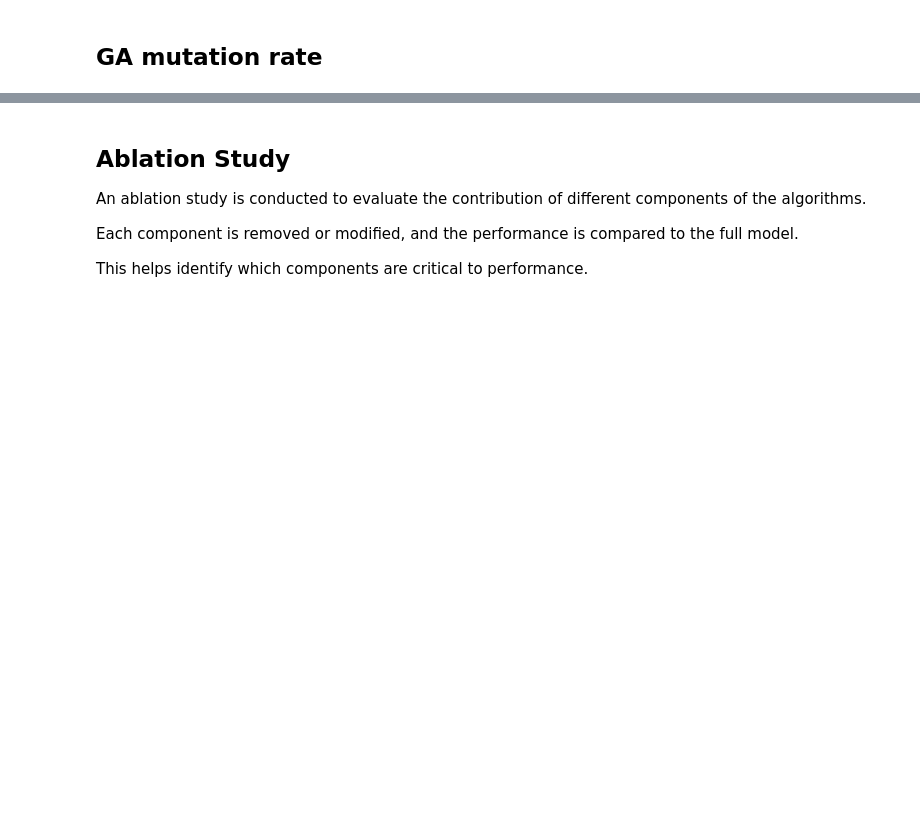
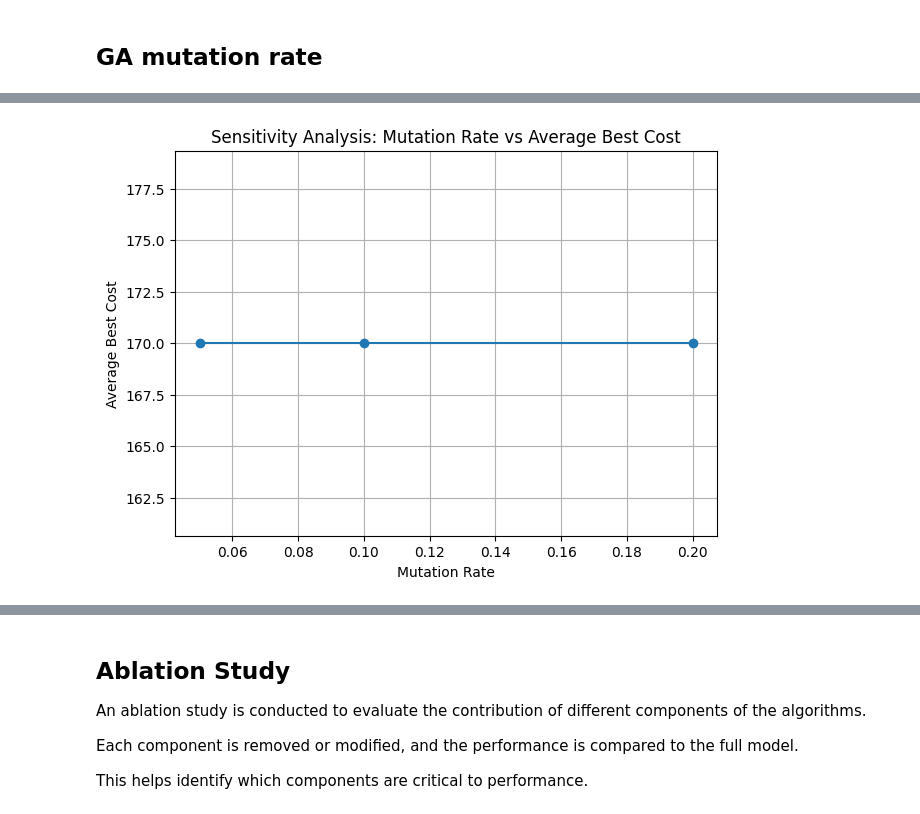
Before and after one commit to bhuttazain/Operator-Scheduling-Problem, a Jupyter notebook: Operator_Scheduling_Problem.ipynb, the cells around one changed output, grey strips where cells are left out. Drawn from its saved outputs; the diff is of its cells as text; code cells hidden in the pictures; blank space fills up the shorter version.

```diff
--- a/Operator_Scheduling_Problem.ipynb
+++ b/Operator_Scheduling_Problem.ipynb
@@ -2369,15 +2295,0 @@ ga_sensitivity_df
-# %%
-tenures = [5, 7, 10]
-
-ts_sensitivity = []
-
-for t in tenures:
-    result = run_tabu_search(tabu_tenure_base=t, seed=42)
-
-    ts_sensitivity.append({
-        "Tabu Tenure": t,
-        "Best Cost": result["best_cost"],
-        "Runtime": result["runtime"]
-    })
-
-pd.DataFrame(ts_sensitivity)
@@ -2388,0 +2486,18 @@ pd.DataFrame(ts_sensitivity)
+# %%
+# ------------------------------------------------------------
+# Plot: Average Best Cost by Mutation Rate
+# ------------------------------------------------------------
+
+plt.figure(figsize=(7, 5))
+plt.plot(
+    sensitivity_df["Mutation Rate"],
+    sensitivity_df["Average Cost"],
+    marker="o"
+)
+plt.xlabel("Mutation Rate")
+plt.ylabel("Average Best Cost")
+plt.title("Sensitivity Analysis: Mutation Rate vs Average Best Cost")
+plt.grid(True)
+plt.show()
+# %% [output]
+[figure, added]
```
Also changed, not shown: parts of 31 cells of this notebook.
